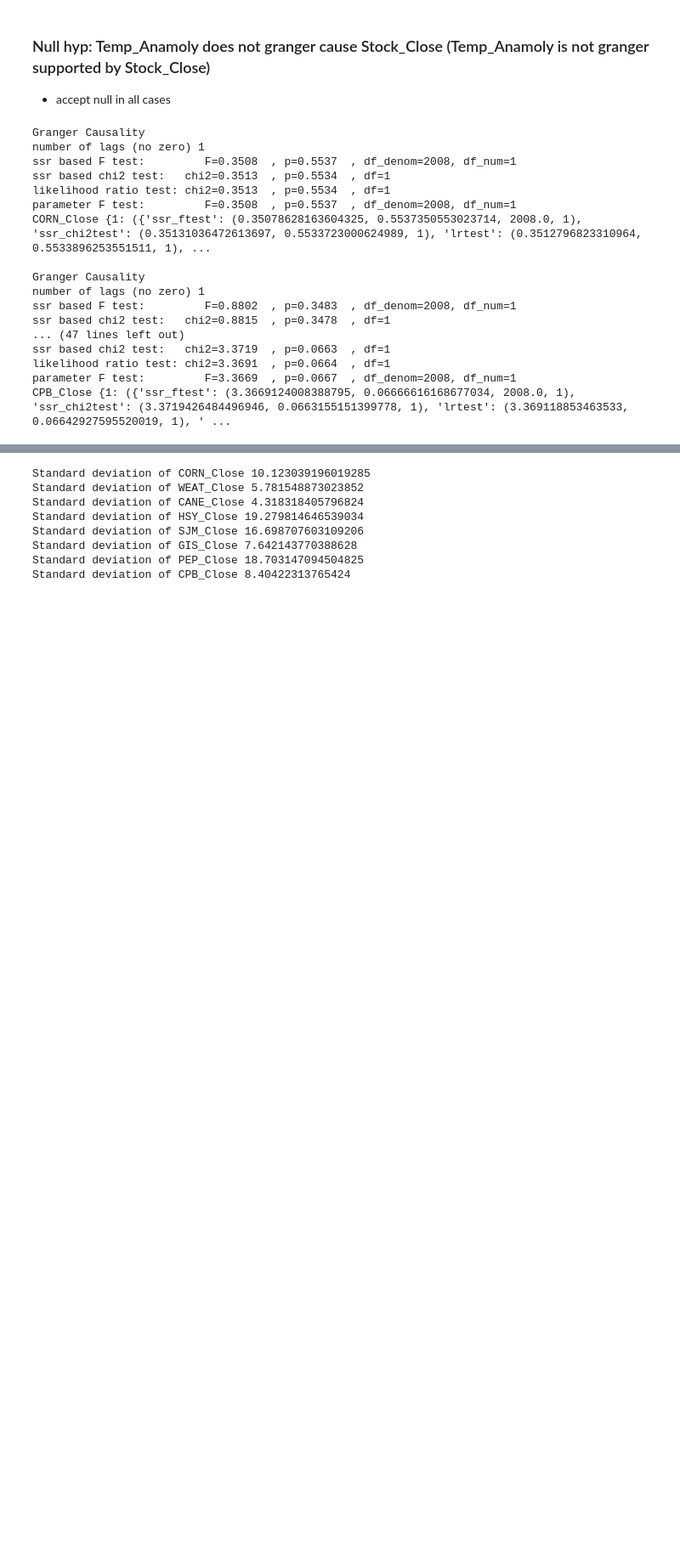
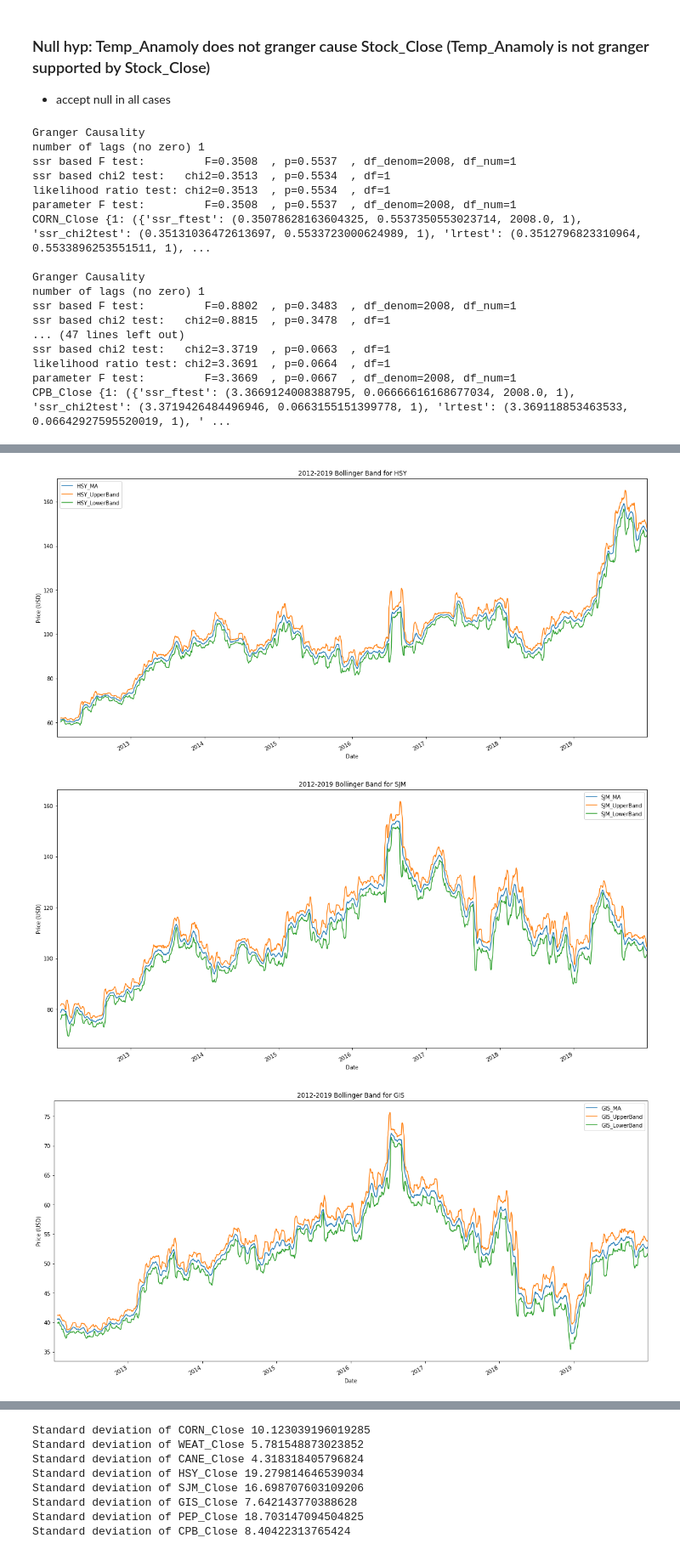
Before and after one commit to megankuscsik/Capstone-Project, a Jupyter notebook: EDA_Stats.ipynb, the cells around one changed output, grey strips where cells are left out. Shown at 85% size. Drawn from its saved outputs; the diff is of its cells as text; code cells hidden in the pictures; blank space fills up the shorter version.

```diff
--- a/EDA_Stats.ipynb
+++ b/EDA_Stats.ipynb
@@ -284,0 +345,59 @@ CPB_Close {1: ({'ssr_ftest': (3.3669124008388795, 0.06666616168677034, 2008.0, 1
+# %%
+#HSY_Close-- LOW VOLATILITY
+data['HSY_MA'] = data['HSY_Close'].rolling(12).mean()
+data['HSY_STD'] = data['HSY_Close'].rolling(12).std()
+data['HSY_UpperBand'] = data['HSY_MA'] + (data['HSY_STD'] * 2)
+data['HSY_LowerBand'] = data['HSY_MA'] - (data['HSY_STD'] * 2)
+#Plot Bollinger Band
+data[['HSY_MA', 'HSY_UpperBand', 'HSY_LowerBand']].plot(figsize=(20,10))
+plt.title('2012-2019 Bollinger Band for HSY')
+plt.ylabel('Price (USD)')
+plt.show()
+
+#SJM_Close-- LOW VOLATILITY
+data['SJM_MA'] = data['SJM_Close'].rolling(12).mean()
+data['SJM_STD'] = data['SJM_Close'].rolling(12).std()
+data['SJM_UpperBand'] = data['SJM_MA'] + (data['SJM_STD'] * 2)
+data['SJM_LowerBand'] = data['SJM_MA'] - (data['SJM_STD'] * 2)
+#Plot Bollinger Band
+data[['SJM_MA', 'SJM_UpperBand', 'SJM_LowerBand']].plot(figsize=(20,10))
+plt.title('2012-2019 Bollinger Band for SJM')
+plt.ylabel('Price (USD)')
+plt.show()
+
+#GIS_Close-- LOW VOLATILITY
+data['GIS_MA'] = data['GIS_Close'].rolling(12).mean()
+data['GIS_STD'] = data['GIS_Close'].rolling(12).std()
+data['GIS_UpperBand'] = data['GIS_MA'] + (data['GIS_STD'] * 2)
+data['GIS_LowerBand'] = data['GIS_MA'] - (data['GIS_STD'] * 2)
+#Plot Bollinger Band
+data[['GIS_MA', 'GIS_UpperBand', 'GIS_LowerBand']].plot(figsize=(20,10))
+plt.title('2012-2019 Bollinger Band for GIS')
+plt.ylabel('Price (USD)')
+plt.show()
+
+#PEP_Close-- LOW VOLATILITY
+data['PEP_MA'] = data['PEP_Close'].rolling(12).mean()
+data['PEP_STD'] = data['PEP_Close'].rolling(12).std()
+data['PEP_UpperBand'] = data['PEP_MA'] + (data['PEP_STD'] * 2)
+data['PEP_LowerBand'] = data['PEP_MA'] - (data['PEP_STD'] * 2)
+#Plot Bollinger Band
+data[['PEP_MA', 'PEP_UpperBand', 'PEP_LowerBand']].plot(figsize=(20,10))
+plt.title('2012-2019 Bollinger Band for PEP')
+plt.ylabel('Price (USD)')
+plt.show()
+
+#CPB_Close-- LOW VOLATILITY
+data['CPB_MA'] = data['CPB_Close'].rolling(12).mean()
+data['CPB_STD'] = data['CPB_Close'].rolling(12).std()
+data['CPB_UpperBand'] = data['CPB_MA'] + (data['CPB_STD'] * 2)
+data['CPB_LowerBand'] = data['CPB_MA'] - (data['CPB_STD'] * 2)
+#Plot Bollinger Band
+data[['CPB_MA', 'CPB_UpperBand', 'CPB_LowerBand']].plot(figsize=(20,10))
+plt.title('2012-2019 Bollinger Band for CPB')
+plt.ylabel('Price (USD)')
+plt.show()
+# %% [output]
+[figure, added]
+[figure, added]
+[figure, added]
```
Also changed, not shown: parts of 11 cells of this notebook, 1 other file.
